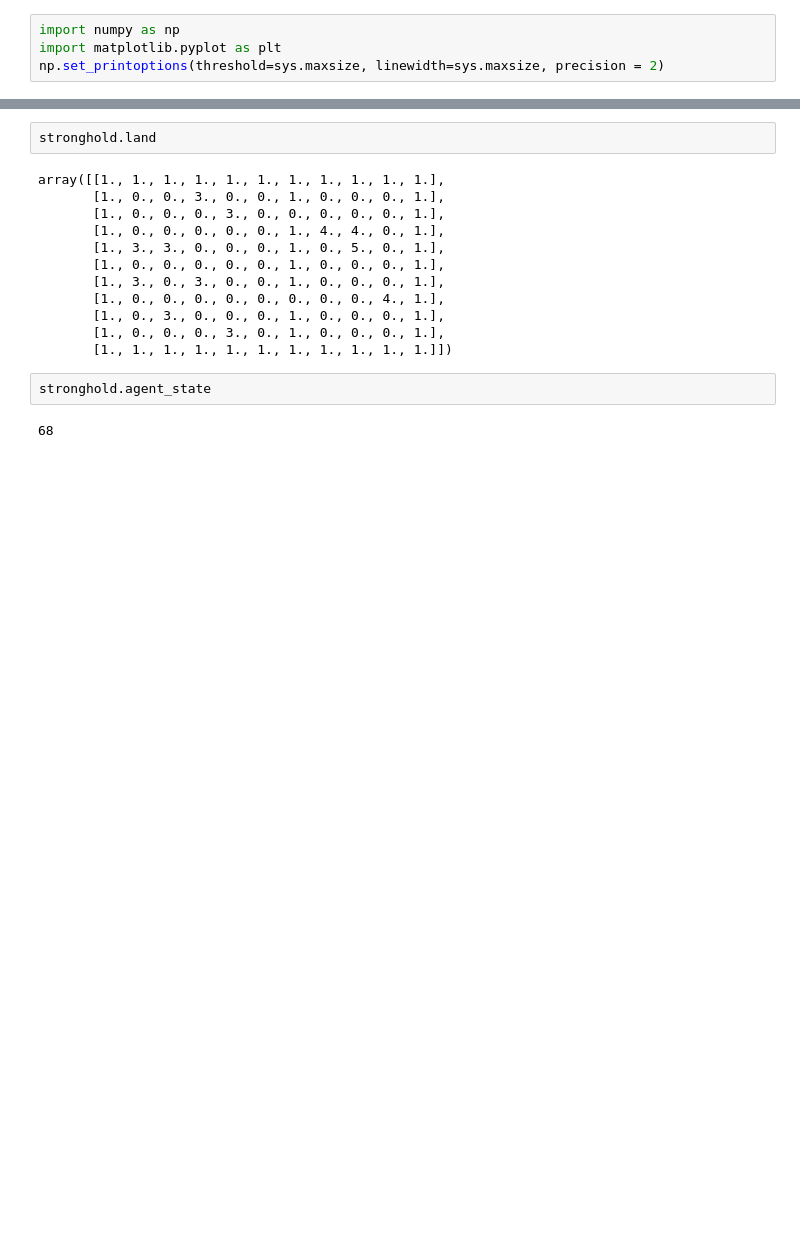
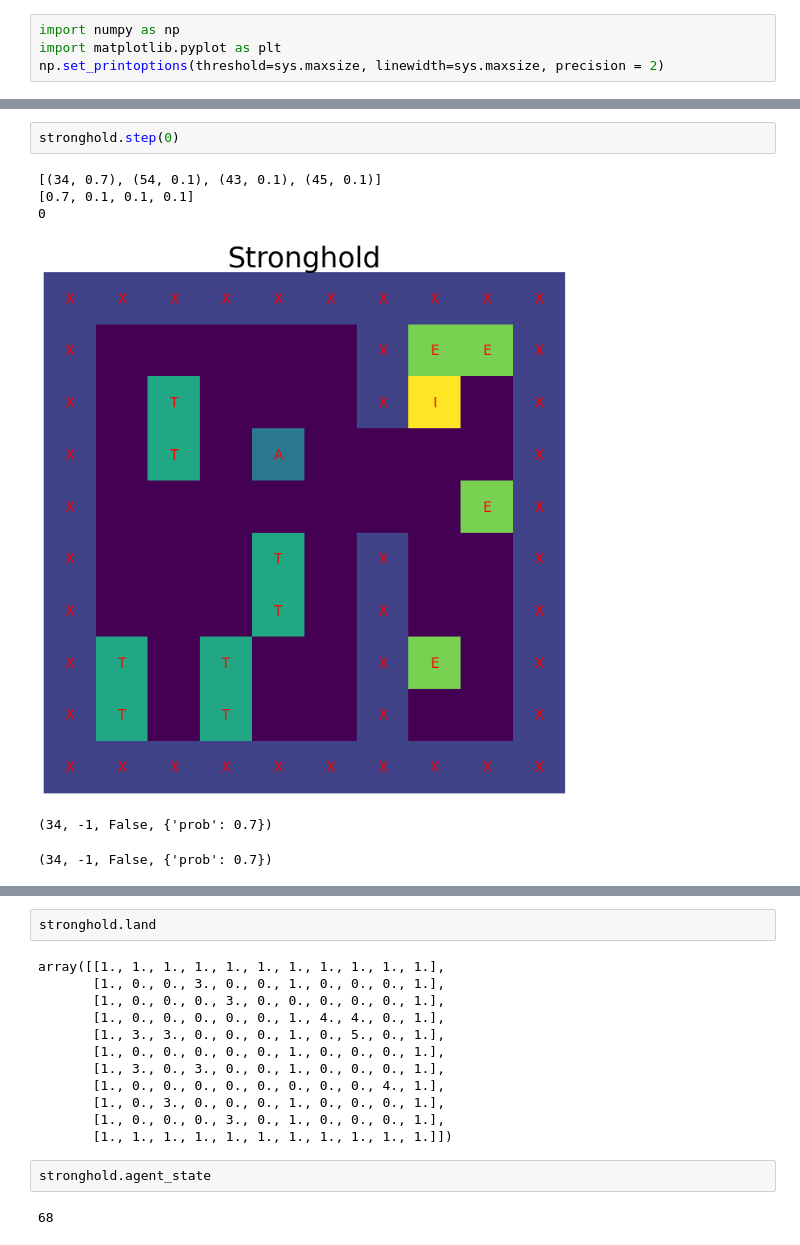
Before and after one commit to Assassinsarms/Stronghold-MDP-Q-learning-in-Stronghold-Environment-DDPG-in-Lunar-Lander, a Jupyter notebook: Aaron_Mir_INM707_Task1.ipynb, the cells around one changed output, grey strips where cells are left out. Saved outputs shown, nothing was run; the diff lists cells and outputs as text; blank space fills up the shorter version.

Commit message:
Step function implemented fully

```diff
--- a/Aaron_Mir_INM707_Task1.ipynb
+++ b/Aaron_Mir_INM707_Task1.ipynb
@@ -343,0 +348,9 @@ stronghold.getSuccessors(stronghold.agent_state, 0)
+# %%
+stronghold.step(0)
+# %% [output]
+[(34, 0.7), (54, 0.1), (43, 0.1), (45, 0.1)]
+[0.7, 0.1, 0.1, 0.1]
+0
+[figure, added]
+(34, -1, False, {'prob': 0.7})
+(34, -1, False, {'prob': 0.7})
```
Also changed, not shown: parts of 18 cells of this notebook.
